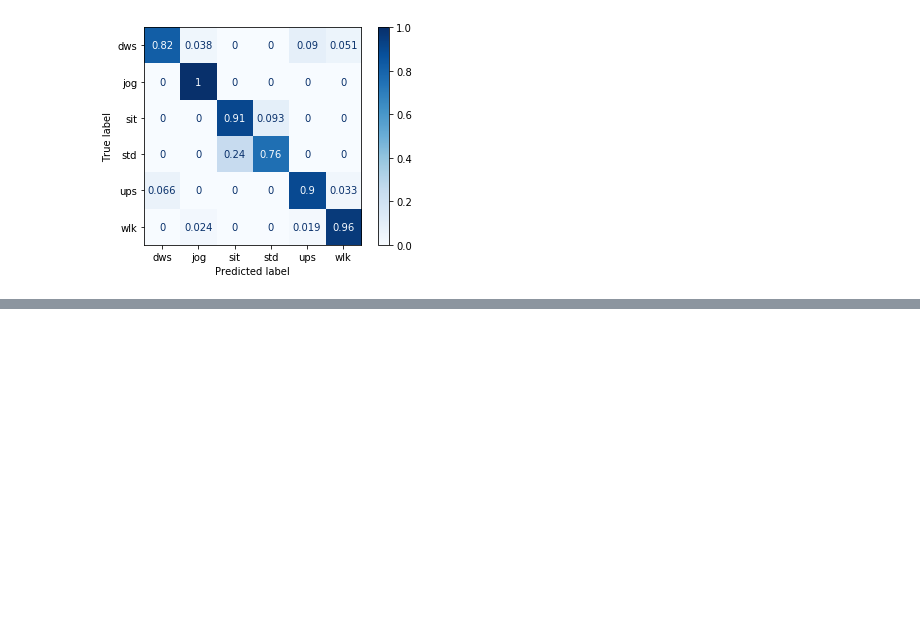
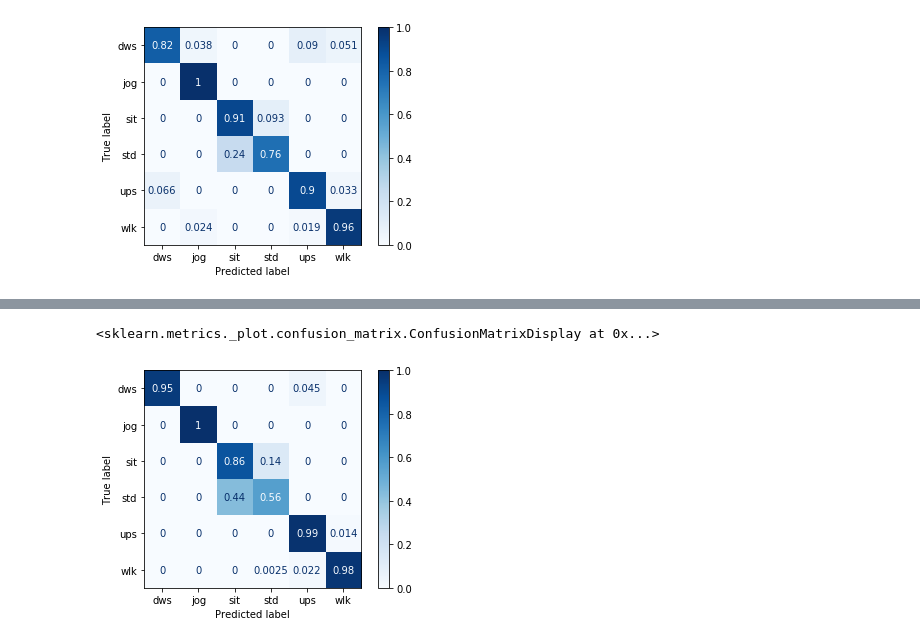
Before and after one commit to gio8tisu/HAR-timeseries-classification, a Jupyter notebook: SVM.ipynb, the cells around one changed output, grey strips where cells are left out. Saved outputs shown, nothing was run; the diff lists cells and outputs as text; code cells hidden in the pictures; blank space fills up the shorter version.

Commit message:
CHANGE SVM notebook to use tslearn kernels

```diff
--- a/SVM.ipynb
+++ b/SVM.ipynb
@@ -152,8 +152,2 @@ The classes seem VERY overlapped (except for the jog class), so the results are
 # %%
 import sklearn.svm
-# %%
-clf = sklearn.pipeline.make_pipeline(
-    features,
-    sklearn.svm.SVC()
-)
-clf.fit(X_train, y_train)
@@ -347,0 +282,2 @@ plot_confusion_matrix(grid_search, X_test, y_test,
+# %%
+clf = tslearn.svm.TimeSeriesSVC()
@@ -347,0 +288,9 @@ plot_confusion_matrix(grid_search, X_test, y_test,
+# %%
+param_grid =  {
+    'C': [1, 10, 100, 1000],
+    'gamma': [0.01, 0.001, 0.0001]
+}
+# %%
+grid_search = GridSearchCV(clf, param_grid, cv=cv)
+
+grid_search.fit(X_train, y_train)
@@ -347,0 +324,8 @@ plot_confusion_matrix(grid_search, X_test, y_test,
+# %%
+plot_confusion_matrix(grid_search, X_train, y_train,
+                      display_labels=label_encoder.classes_,
+                      cmap=plt.cm.Blues,
+                      normalize="true")
+# %% [output]
+<sklearn.metrics._plot.confusion_matrix.ConfusionMatrixDisplay at 0x...>
+[figure, added]
```
Also changed, not shown: parts of 26 cells of this notebook, 1 other file.
